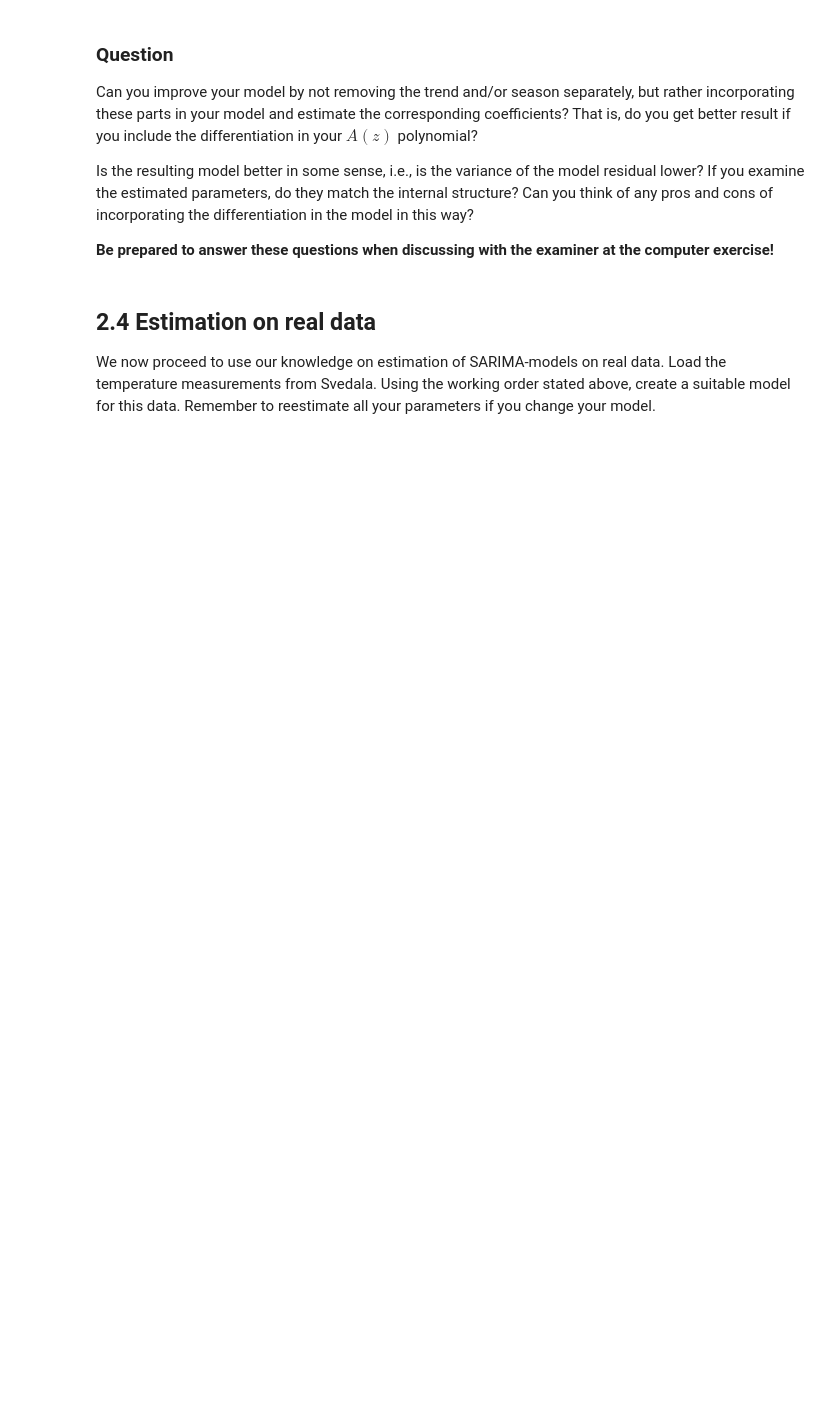
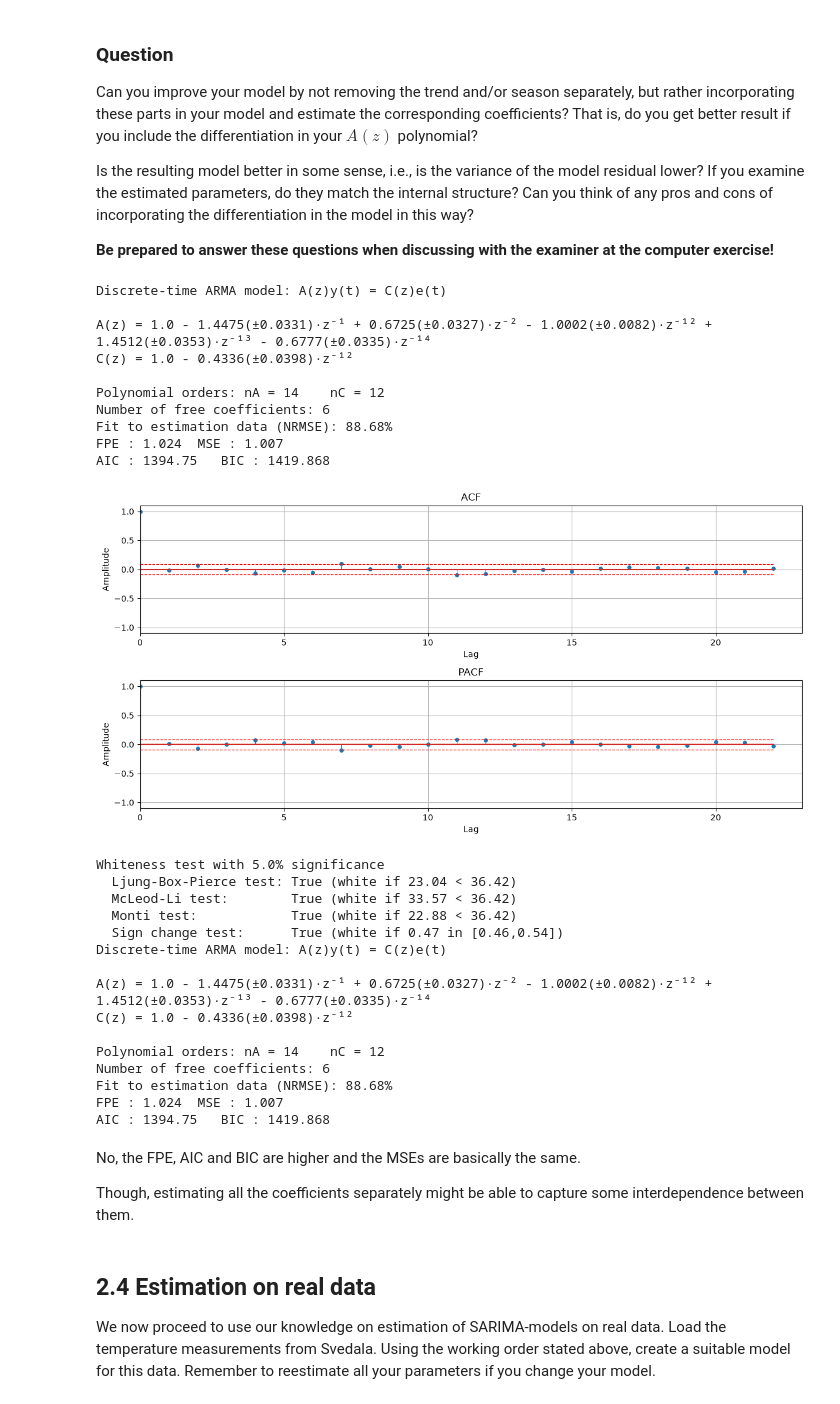
Before and after one commit to H-Wadman/TimeSeriesAnalysis, a Jupyter notebook: labs/lab1.ipynb, the cells around one changed output. Cells and saved outputs as stored; diff of their text form; code cells hidden in the pictures; blank space fills up the shorter version.

```diff
--- a/labs/lab1.ipynb
+++ b/labs/lab1.ipynb
@@ -1123,6 +1178,45 @@ Is the resulting model better in some sense, i.e., is the variance of the model
 **Be prepared to answer these questions when discussing with the examiner at the computer exercise!**
 # %%
 # Try and have the differentiation in the A() polynomial
+np.random.seed(42)
+# BELOW IS A BUG! (1 + a_1*z^-1 + a_2*z^-2)(1-z^-12)
+# has polynomial degrees z^-13 and z^-14 as well
+# A_free = np.array([1] * 3 + [0] * 9 + [1])
+A_free = np.array([1] * 3 + [0] * 9 + [1] * 3)
+proto_model = estimateARMA(y, 14, 12, C_free=C_free, A_free=A_free)
+
+proto_model.summary()
+# %% [output]
+Discrete-time ARMA model: A(z)y(t) = C(z)e(t)
+
+A(z) = 1.0 - 1.4475(±0.0331)·z⁻¹ + 0.6725(±0.0327)·z⁻² - 1.0002(±0.0082)·z⁻¹² + 1.4512(±0.0353)·z⁻¹³ - 0.6777(±0.0335)·z⁻¹⁴
+C(z) = 1.0 - 0.4336(±0.0398)·z⁻¹²
+
+Polynomial orders: nA = 14    nC = 12
+Number of free coefficients: 6
+Fit to estimation data (NRMSE): 88.68%
+FPE : 1.024  MSE : 1.007
+AIC : 1394.75   BIC : 1419.868
+[figure, added]
+Whiteness test with 5.0% significance
+  Ljung-Box-Pierce test: True (white if 23.04 < 36.42)
+  McLeod-Li test:        True (white if 33.57 < 36.42)
+  Monti test:            True (white if 22.88 < 36.42)
+  Sign change test:      True (white if 0.47 in [0.46,0.54])
+Discrete-time ARMA model: A(z)y(t) = C(z)e(t)
+
+A(z) = 1.0 - 1.4475(±0.0331)·z⁻¹ + 0.6725(±0.0327)·z⁻² - 1.0002(±0.0082)·z⁻¹² + 1.4512(±0.0353)·z⁻¹³ - 0.6777(±0.0335)·z⁻¹⁴
+C(z) = 1.0 - 0.4336(±0.0398)·z⁻¹²
+
+Polynomial orders: nA = 14    nC = 12
+Number of free coefficients: 6
+Fit to estimation data (NRMSE): 88.68%
+FPE : 1.024  MSE : 1.007
+AIC : 1394.75   BIC : 1419.868
+# %% [markdown]
+No, the FPE, AIC and BIC are higher and the MSEs are basically the same.
+
+Though, estimating all the coefficients separately might be able to capture some interdependence between them.
 # %% [markdown]
 ## 2.4 Estimation on real data
 
```
Also changed, not shown: parts of 25 cells of this notebook, 1 other file.
